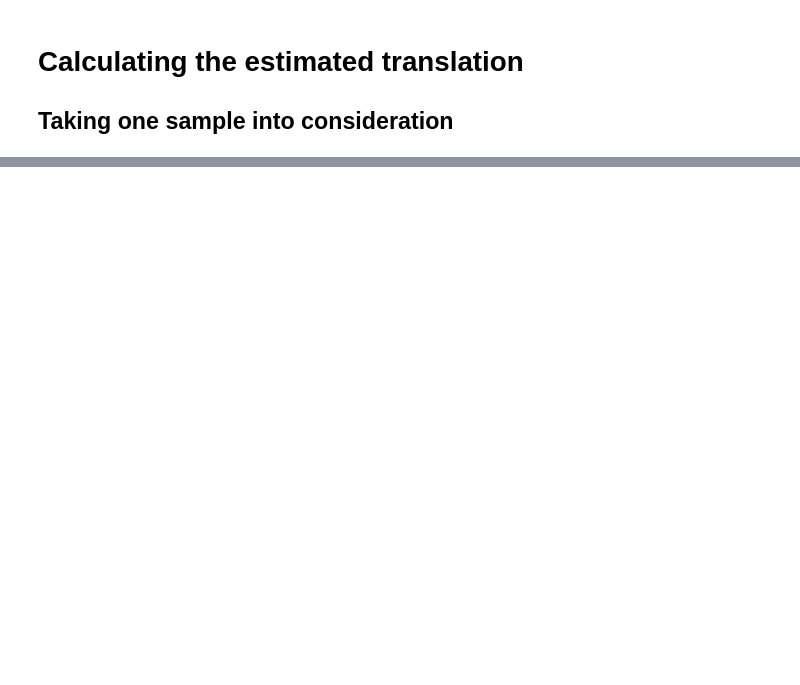
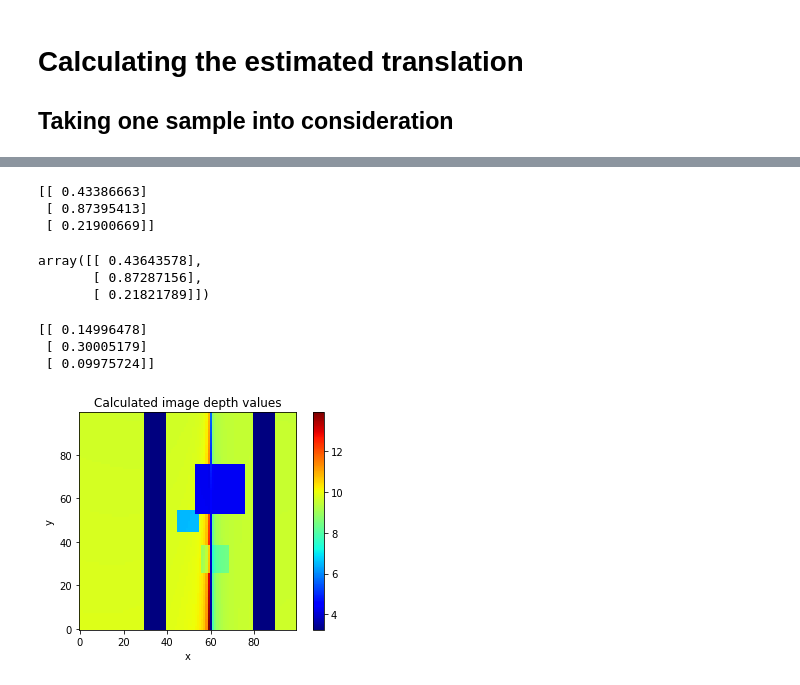
Before and after one commit to sharbatc/piof, a Jupyter notebook: test_subpsace.ipynb, the cells around one changed output, grey strips where cells are left out. Drawn from its saved outputs; the diff is of its cells as text; code cells hidden in the pictures; blank space fills up the shorter version.

```diff
--- a/test_subpsace.ipynb
+++ b/test_subpsace.ipynb
@@ -306,10 +223,74 @@ Cbar, remove = np.linalg.qr(C)
+# %%
+T = T_final
+print(T)
+# %% [output]
+[[ 0.43386663]
+ [ 0.87395413]
+ [ 0.21900669]]
+# %%
+np.array([[2],[4],[1]])/np.sqrt(21)
+# %% [output]
+array([[ 0.43643578],
+       [ 0.87287156],
+       [ 0.21821789]])
+# %%
+#estimating rotation given the translation
+
+N = np.shape(sample_points)[0]; #justincase
+f = 15
+sum_left = np.zeros([3,3])
+sum_right = np.zeros([3,1])
+
+for time in np.arange(20,21,1):
+    for i in np.arange(0,N,1):
+        x,y = sample_points[i,0],sample_points[i,1]
+
+        #calculating d
+        A = np.array([[-f,0,x],[0,-f,y]])
+        AtimesT = np.dot(A,T)
+        d = np.array([[AtimesT[1,0]],[-AtimesT[0,0]]])
+        di = d/linalg.norm(d)
+
+        #calculating left term in omega estimate
+        Bi = np.array([[(x*y)/f, -(f + (x*x)/f), y],[f + (y*y)/f, -(x*y)/f, -x]])
+        sum_left += np.dot(np.transpose(Bi),np.dot(di,np.dot(np.transpose(di),Bi)))
+
+        #calculating right term in omega estimate
+        sample_v_x,sample_v_y = v_x[x,y],v_y[x,y]
+        vi = np.array([[sample_v_x],[sample_v_y]])
+        sum_right += np.dot(np.transpose(Bi),np.dot(di,np.dot(np.transpose(di),vi)))
+
+omega = np.dot(linalg.inv(sum_left),sum_right)
+print(omega)
+# %% [output]
+[[ 0.14996478]
+ [ 0.30005179]
+ [ 0.09975724]]
+# %%
+#calculating depth
+depth_mat0 = np.zeros([x_lim,y_lim])
+depth_mat1 = np.zeros([x_lim,y_lim])
+for x in np.arange(0,x_lim,1):
+    for y in np.arange(0,y_lim,1):
+        A = np.array([[-f,0,x],[0,-f,y]])
+        B = np.array([[(x*y)/f, -(f + (x*x)/f), y],[f + (y*y)/f, -(x*y)/f, -x]])
+        v = np.array([[v_x[x,y]],[v_y[x,y]]])
+        scaled_AT = v - np.dot(B,omega)
+        act_AT = np.dot(A,T)
+        depth0 = (act_AT/scaled_AT)[0]
+        depth1 = (act_AT/scaled_AT)[1]
+        depth_mat0[x,y] = depth0
+        depth_mat1[x,y] = depth1
 # %%
-#plotting residual surfaces
+#plotting depth
 %matplotlib inline
 fig = plt.figure()
 ax = fig.add_subplot(1,1,1)
-ax.set_xlabel('theta')
-ax.set_ylabel('phi')
-im = ax.imshow(E, cmap="jet")
+ax.set_xlabel('x')
+ax.set_ylabel('y')
+im = ax.imshow(depth_mat1, cmap="jet",origin = "lower")
 fig.colorbar(im)
-ax.set_title('Residual function values')
+ax.set_title('Calculated image depth values')
+plt.savefig('figs/calculated_depth.png', bbox_inches='tight')
+# %% [output]
+[figure, added]
```
Also changed, not shown: parts of 15 cells of this notebook.
